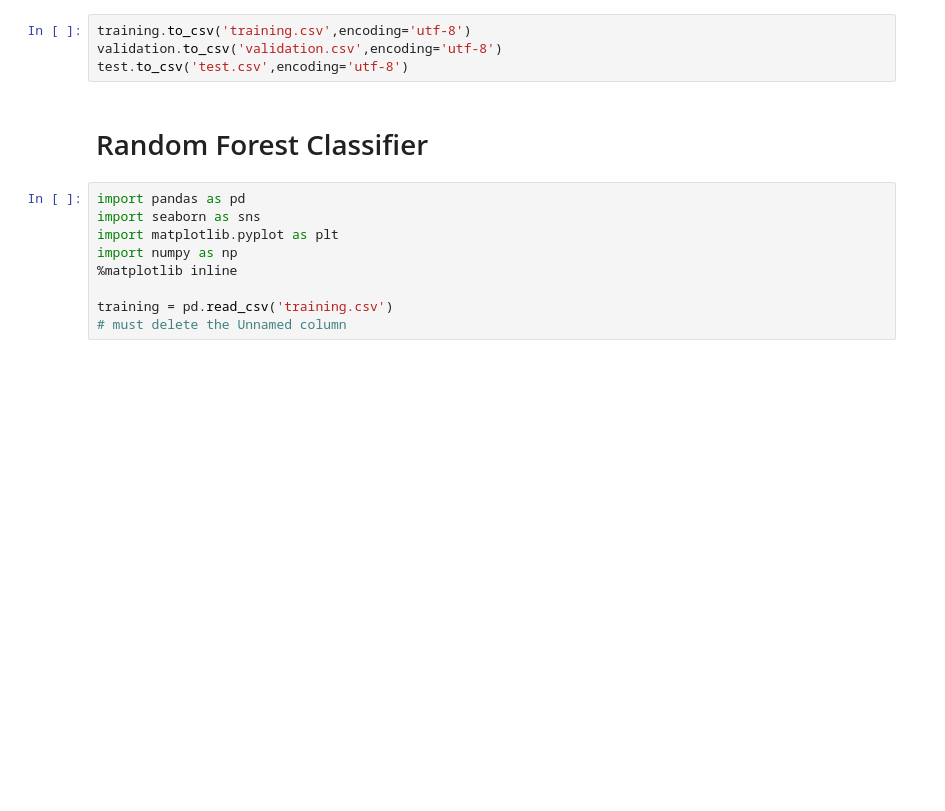
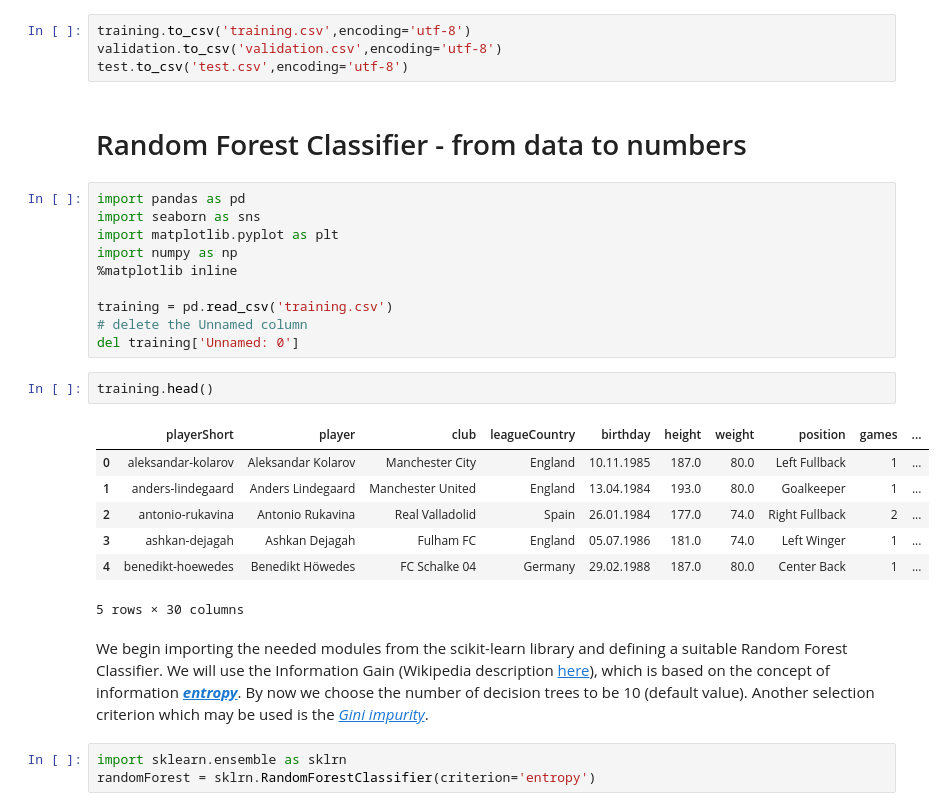
Before and after one commit to Bondzio/ADA_hw2016, a Jupyter notebook: 04 - Applied ML/AppliedML.ipynb, the cells around one changed output. Saved outputs shown, nothing was run; the diff lists cells and outputs as text; blank space fills up the shorter version.

Commit message:
feature quantization and convertion into numbers

```diff
--- a/04 - Applied ML/AppliedML.ipynb
+++ b/04 - Applied ML/AppliedML.ipynb
@@ -259,7 +259,7 @@ training.to_csv('training.csv',encoding='utf-8')
 validation.to_csv('validation.csv',encoding='utf-8')
 test.to_csv('test.csv',encoding='utf-8')
 # %% [markdown]
-# Random Forest Classifier
+# Random Forest Classifier - from data to numbers
 # %%
 import pandas as pd
 import seaborn as sns
@@ -268,4 +268,20 @@ import numpy as np
 %matplotlib inline
 
 training = pd.read_csv('training.csv')
-# must delete the Unnamed column
+# delete the Unnamed column
+del training['Unnamed: 0']
+# %%
+training.head()
+# %% [output]
+|  | playerShort | player | club | leagueCountry | birthday | height | weight | position | games | ... |
+| 0 | aleksandar-kolarov | Aleksandar Kolarov | Manchester City | England | 10.11.1985 | 187.0 | 80.0 | Left Fullback | 1 | ... |
+| 1 | anders-lindegaard | Anders Lindegaard | Manchester United | England | 13.04.1984 | 193.0 | 80.0 | Goalkeeper | 1 | ... |
+| 2 | antonio-rukavina | Antonio Rukavina | Real Valladolid | Spain | 26.01.1984 | 177.0 | 74.0 | Right Fullback | 2 | ... |
+| 3 | ashkan-dejagah | Ashkan Dejagah | Fulham FC | England | 05.07.1986 | 181.0 | 74.0 | Left Winger | 1 | ... |
+| 4 | benedikt-hoewedes | Benedikt Höwedes | FC Schalke 04 | Germany | 29.02.1988 | 187.0 | 80.0 | Center Back | 1 | ... |
+5 rows × 30 columns
+# %% [markdown]
+We begin importing the needed modules from the scikit-learn library and defining a suitable Random Forest Classifier. We will use the Information Gain (Wikipedia description [here](https://en.wikipedia.org/wiki/Information_gain_in_decision_trees)), which is based on the concept of information ***[entropy](https://en.wikipedia.org/wiki/Entropy_(information_theory))***. By now we choose the number of decision trees to be 10 (default value). Another selection criterion which may be used is the *[Gini impurity](https://en.wikipedia.org/wiki/Decision_tree_learning#Gini_impurity)*.
+# %%
+import sklearn.ensemble as sklrn
+randomForest = sklrn.RandomForestClassifier(criterion='entropy')
```
Also changed, not shown: parts of 15 cells of this notebook.
